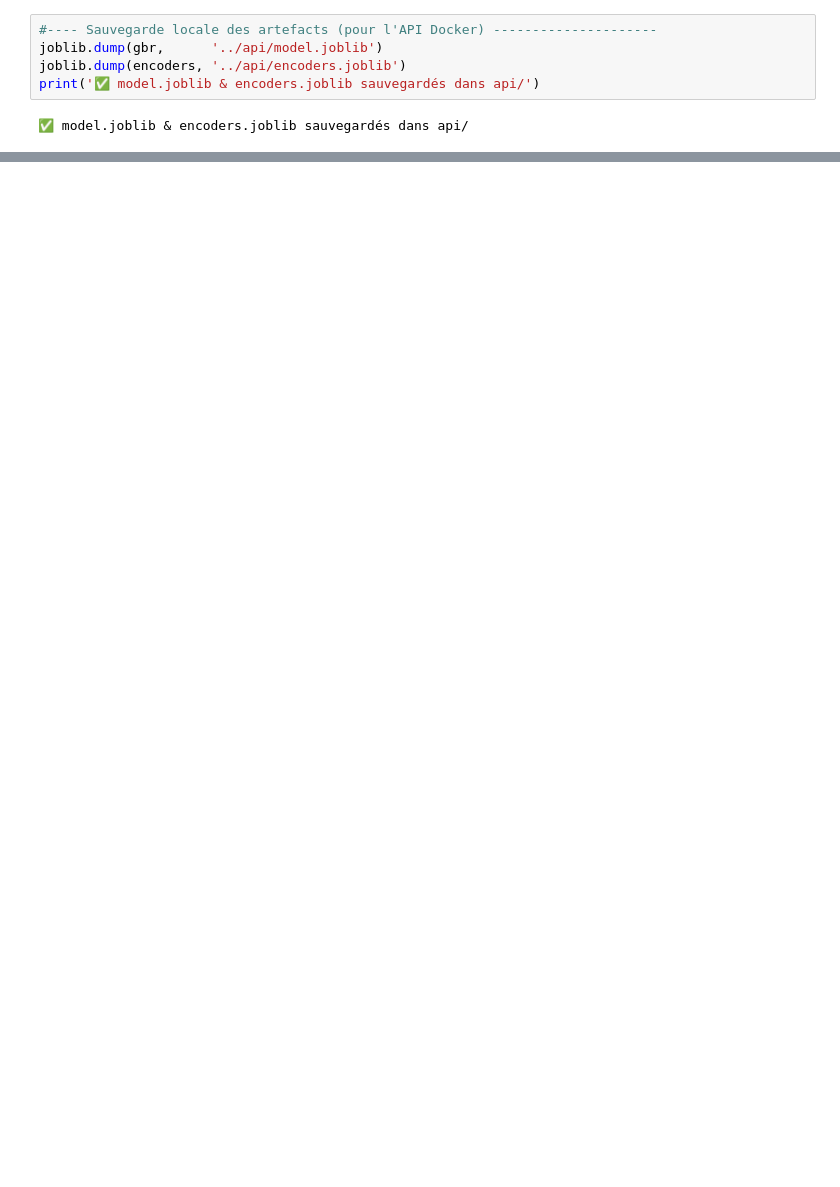
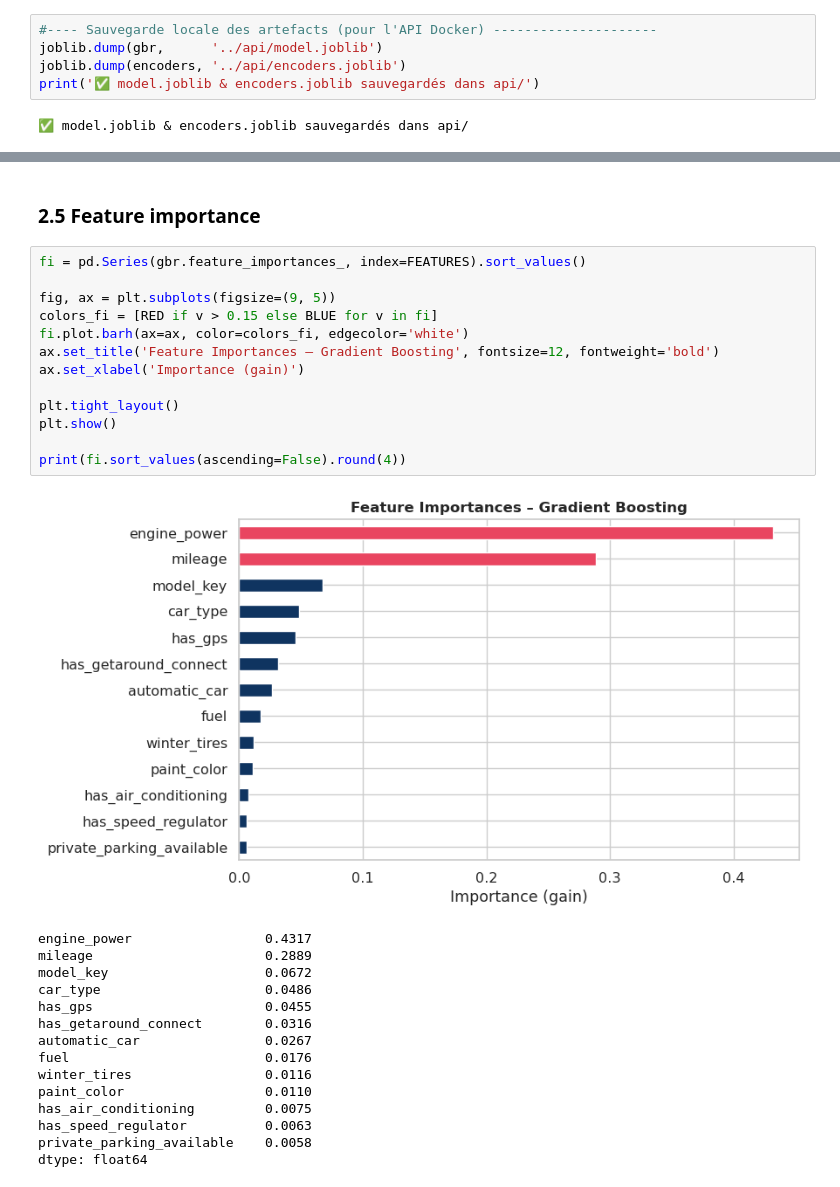
Before and after one commit to Ibra-Ba/getaround, a Jupyter notebook: notebooks/01-Getaround_analysis.ipynb, the cells around one changed output, grey strips where cells are left out. Saved outputs shown, nothing was run; the diff lists cells and outputs as text; blank space fills up the shorter version.

```diff
--- a/notebooks/01-Getaround_analysis.ipynb
+++ b/notebooks/01-Getaround_analysis.ipynb
@@ -858,0 +884,32 @@ print('✅ model.joblib & encoders.joblib sauvegardés dans api/')
+# %% [markdown]
+<a id='2.5'></a>
+### 2.5 Feature importance
+# %%
+fi = pd.Series(gbr.feature_importances_, index=FEATURES).sort_values()
+
+fig, ax = plt.subplots(figsize=(9, 5))
+colors_fi = [RED if v > 0.15 else BLUE for v in fi]
+fi.plot.barh(ax=ax, color=colors_fi, edgecolor='white')
+ax.set_title('Feature Importances – Gradient Boosting', fontsize=12, fontweight='bold')
+ax.set_xlabel('Importance (gain)')
+
+plt.tight_layout()
+plt.show()
+
+print(fi.sort_values(ascending=False).round(4))
+# %% [output]
+[figure, added]
+engine_power                 0.4317
+mileage                      0.2889
+model_key                    0.0672
+car_type                     0.0486
+has_gps                      0.0455
+has_getaround_connect        0.0316
+automatic_car                0.0267
+fuel                         0.0176
+winter_tires                 0.0116
+paint_color                  0.0110
+has_air_conditioning         0.0075
+has_speed_regulator          0.0063
+private_parking_available    0.0058
+dtype: float64
```
Also changed, not shown: parts of 5 cells of this notebook.
